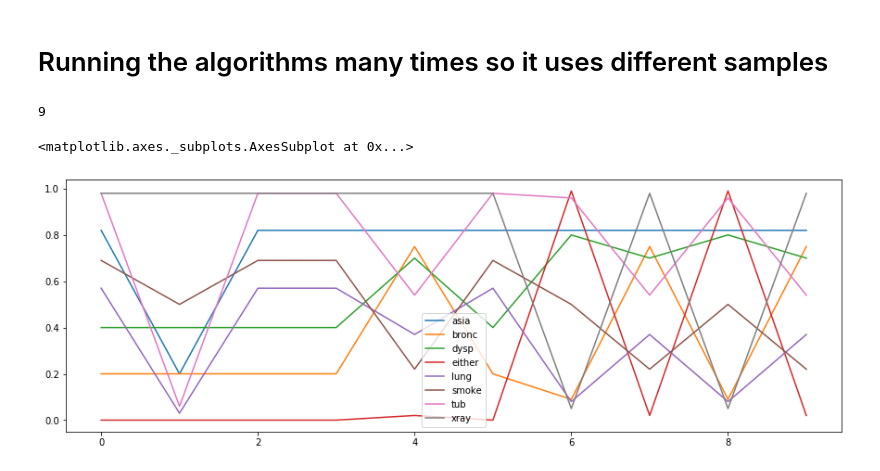
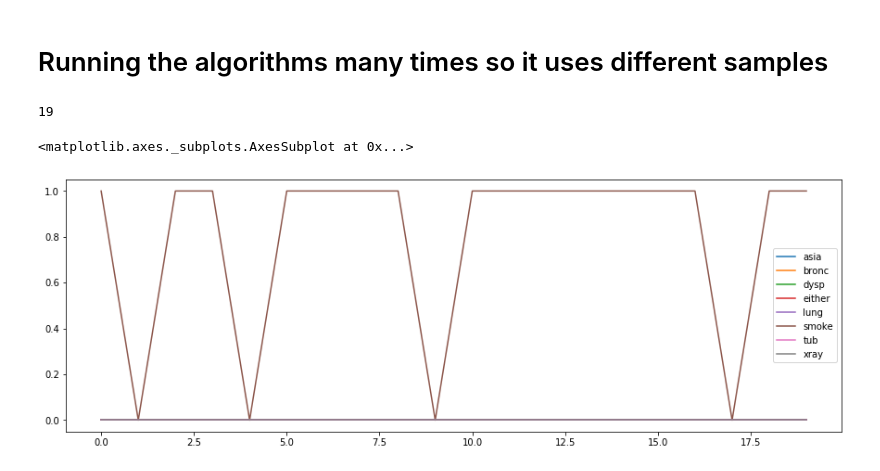
Before and after one commit to Jia-Pan/BN, a Jupyter notebook: BN_v1.ipynb, the cells around one changed output. Drawn from its saved outputs; the diff is of its cells as text; code cells hidden in the pictures.

```diff
--- a/BN_v1.ipynb
+++ b/BN_v1.ipynb
@@ -49,14 +49,14 @@ df.plot(figsize=(15,5))
 # %%
 df = pd.DataFrame()
 
-for i in range(10):
-    results, _ = bn.gibbs_sampling(iterations=1000)
+for i in range(20):
+    results, _ = bn.gibbs_sampling(iterations=10)
     df= df.append(results,ignore_index=True)
     print(i,end='\r')
 
 df = df.applymap(lambda x : x['yes'])
 df.plot(figsize=(15,5))
 # %% [output]
-9
+19
 <matplotlib.axes._subplots.AxesSubplot at 0x...>
-[figure, old version]
+[figure, new version]
```
Also changed, not shown: parts of 3 cells of this notebook, 2 other files.
